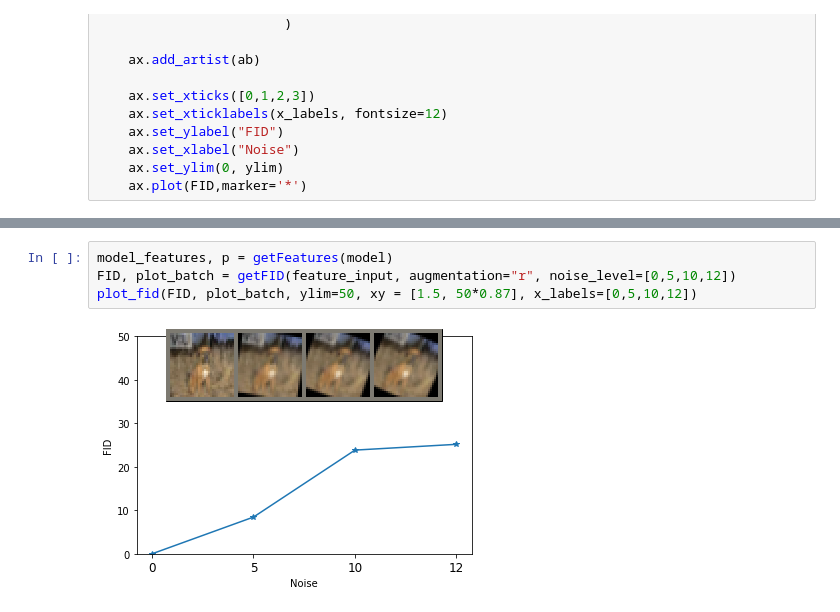
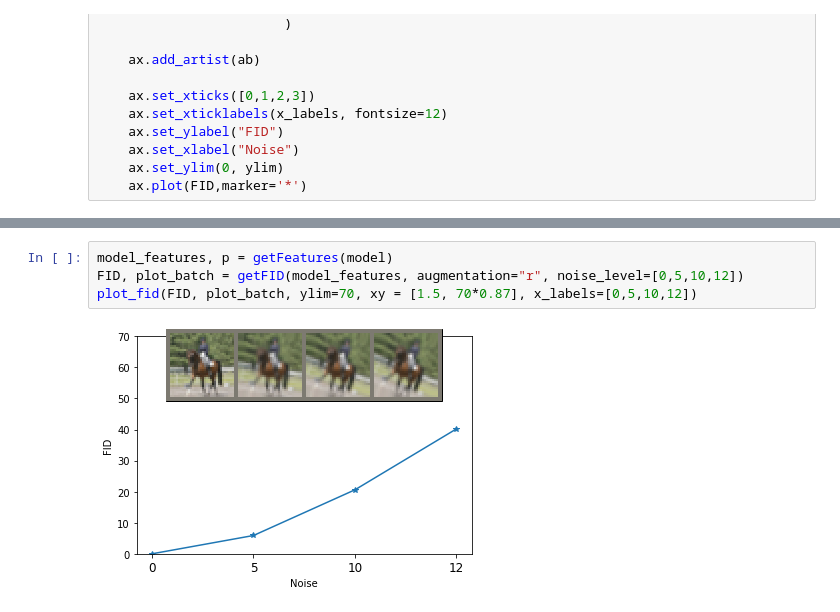
Before and after one commit to apra/adversarial_augmentation, a Jupyter notebook: main.ipynb, the cells around one changed output, grey strips where cells are left out. Drawn from its saved outputs; the diff is of its cells as text.

```diff
--- a/main.ipynb
+++ b/main.ipynb
@@ -196,10 +196,10 @@ plot_fid(FID, plot_batch, ylim=150, xy = [1.5, 150*0.85], x_labels=[0,5,10,15])
 [figure]
 # %%
 model_features, p = getFeatures(model)
-FID, plot_batch = getFID(feature_input, augmentation="r", noise_level=[0,5,10,12])
-plot_fid(FID, plot_batch, ylim=50, xy = [1.5, 50*0.87], x_labels=[0,5,10,12])
+FID, plot_batch = getFID(model_features, augmentation="r", noise_level=[0,5,10,12])
+plot_fid(FID, plot_batch, ylim=70, xy = [1.5, 70*0.87], x_labels=[0,5,10,12])
 # %% [output]
-[figure, old version]
+[figure, new version]
 # %%
 model_features, p = getFeatures(model)
 FID, plot_batch = getFID(model_features, augmentation="all", noise_level=[0,5,10,12])
```
Also changed, not shown: parts of 4 cells of this notebook, 1 other file.
